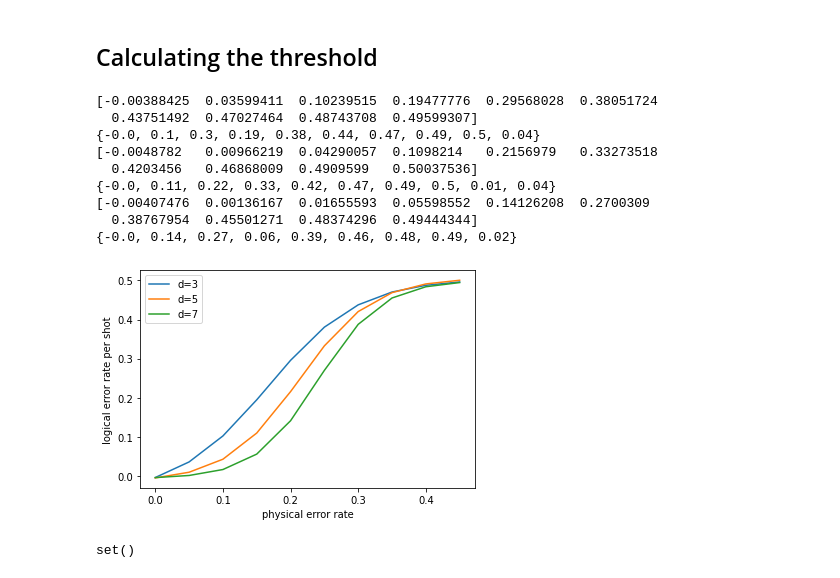
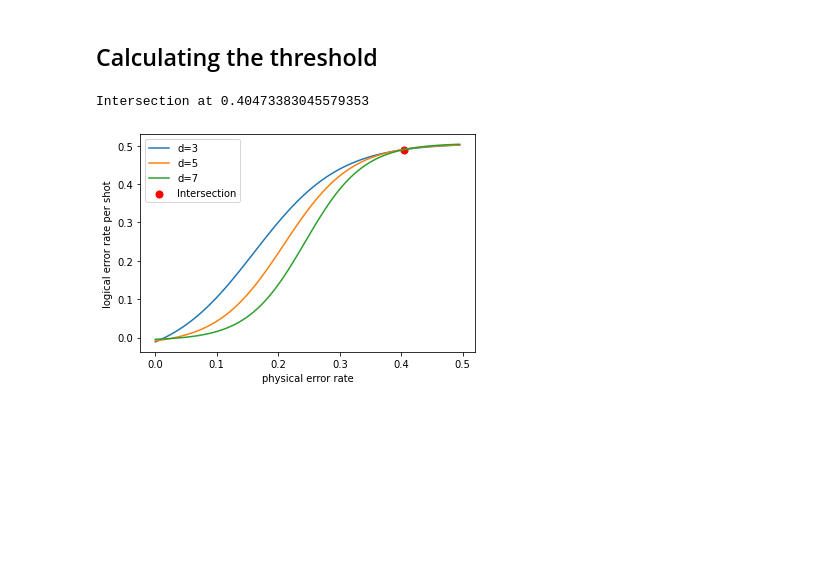
Before and after one commit to daschaich/QEC-Notebooks, a Jupyter notebook: Stim.ipynb, the cells around one changed output. Drawn from its saved outputs; the diff is of its cells as text; code cells hidden in the pictures; blank space fills up the shorter version.

```diff
--- a/Stim.ipynb
+++ b/Stim.ipynb
@@ -157,68 +162,63 @@ plt.show()
 ## Calculating the threshold
 # %%
 import matplotlib.pyplot as plt
-from scipy.optimize import curve_fit
+from scipy.optimize import curve_fit, root
+import numpy as np
+import stim
 
 
 def sigmoid(x, L ,x0, k, b):
     y = L / (1 + np.exp(-k*(x-x0))) + b
     return (y)
 
-error_probs = np.arange(0,0.5,0.05)
+error_probs = np.arange(0,0.5,0.005)
 
-x_and_y_sets = []
-
+popts = []
 
 num_shots = 10_000
 for d in [3, 5, 7]:
-    x_and_y_set = set()
-    x_and_y_sets.append(x_and_y_set)
     xs = []
     ys = []
     for noise in error_probs:
         circuit = stim.Circuit.generated(
             "repetition_code:memory",
             rounds=d * 3,
             distance=d,
             before_round_data_depolarization=noise)
         num_errors_sampled = count_logical_errors(circuit, num_shots)
         x = noise
         y = num_errors_sampled / num_shots
         xs.append(x)
         ys.append(y)
 
-
-
     p0 = [max(ys), np.median(xs),1,min(ys)] # this is an mandatory initial guess
 
     popt, pcov = curve_fit(sigmoid, xs, ys,p0, method='dogbox')
+
+    popts.append(popt)
+
     fit_y = sigmoid(xs, *popt)
-    print(fit_y)
+
     plt.plot(xs, fit_y ,'-', label="d=" + str(d))
-    x_and_y_set = set([round(y,2) for y in fit_y])
-    print(x_and_y_set)
-    x_and_y_sets.append(x_and_y_set)
-#     plt.plot(xs, ys, 'o', label="d=" + str(d))
 
+
+def diff(x):
+    # Calculate y for each sigmoid function
+    results = sorted([sigmoid(x, *popts[i]) for i in range(len(popts))])
+    # Diff the max and min y
+    return results[-1] - results[0]
+
+# Find the intersection point using root-finding
+sol = root(diff, 0.3)
+
+plt.scatter(sol.x[0], sigmoid(sol.x[0], *popts[0]), s=50, c='red', label='Intersection')
+print(f'Intersection at {sol.x[0]}')
 
 plt.xlabel("physical error rate")
 plt.ylabel("logical error rate per shot")
 plt.legend()
 plt.show()
-
-x_and_y_same = x_and_y_sets[0].intersection(x_and_y_sets[1]).intersection(x_and_y_sets[2])
-
-print(x_and_y_same)
 # %% [output]
-[-0.00388425  0.03599411  0.10239515  0.19477776  0.29568028  0.38051724
-  0.43751492  0.47027464  0.48743708  0.49599307]
-{-0.0, 0.1, 0.3, 0.19, 0.38, 0.44, 0.47, 0.49, 0.5, 0.04}
-[-0.0048782   0.00966219  0.04290057  0.1098214   0.2156979   0.33273518
-  0.4203456   0.46868009  0.4909599   0.50037536]
-{-0.0, 0.11, 0.22, 0.33, 0.42, 0.47, 0.49, 0.5, 0.01, 0.04}
-[-0.00407476  0.00136167  0.01655593  0.05598552  0.14126208  0.2700309
-  0.38767954  0.45501271  0.48374296  0.49444344]
-{-0.0, 0.14, 0.27, 0.06, 0.39, 0.46, 0.48, 0.49, 0.02}
+Intersection at 0.40473383045579353
-[figure, old version]
+[figure, new version]
-set()
 # %%
```
Also changed, not shown: parts of 6 cells of this notebook.
